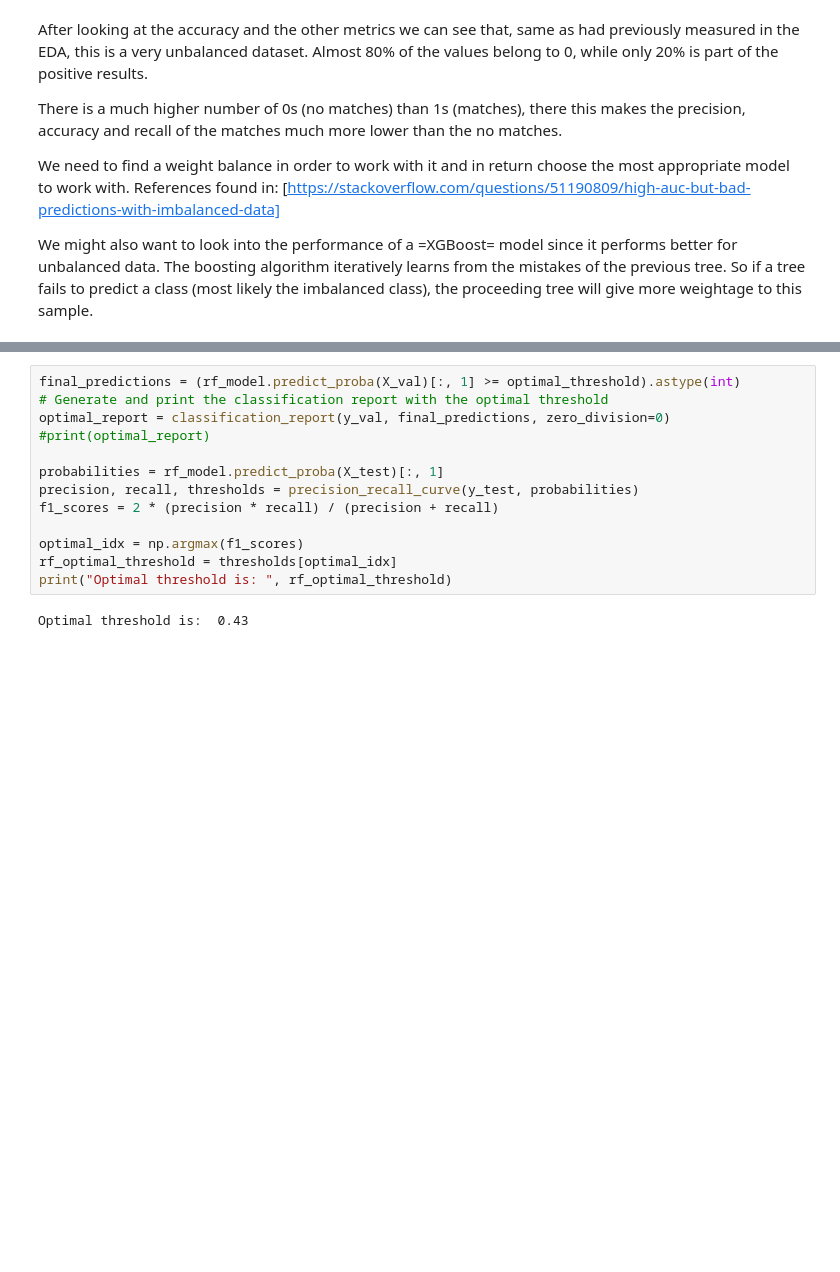
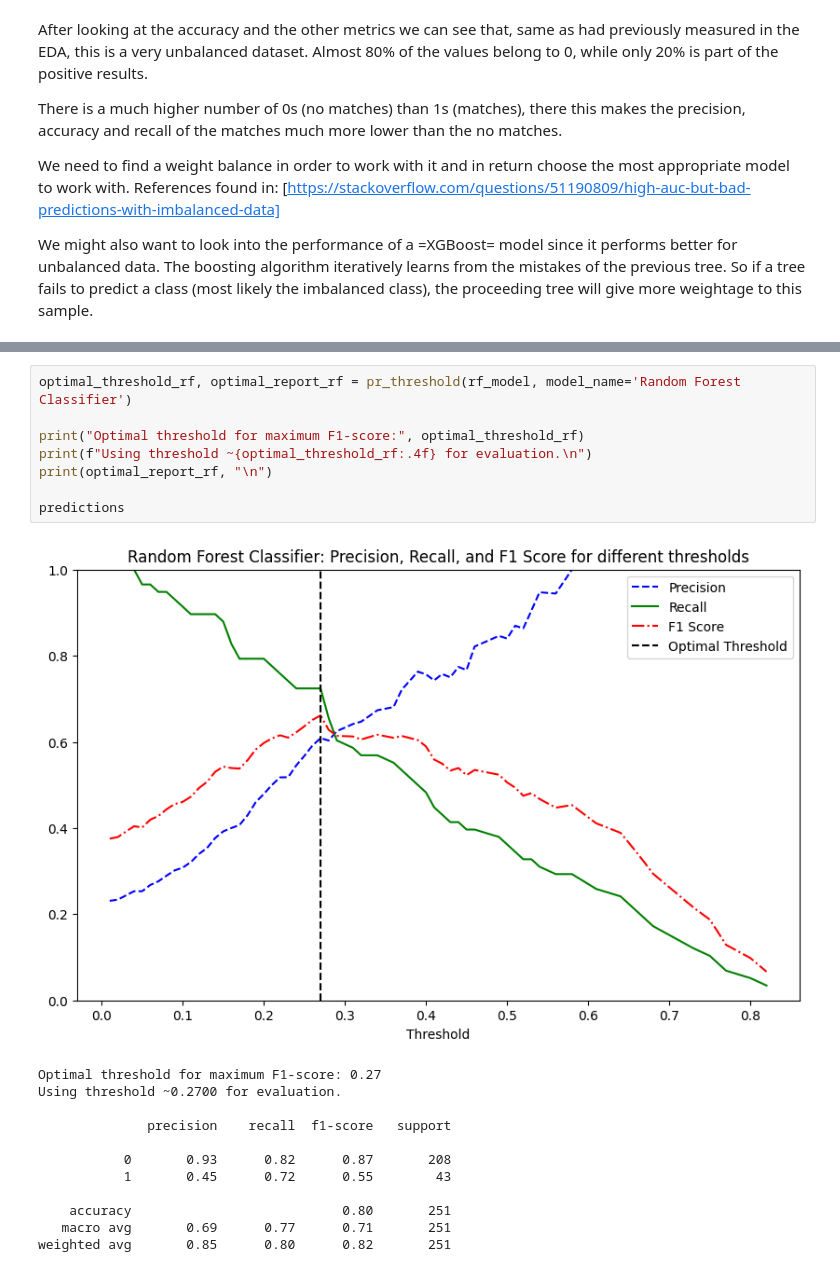
Before and after one commit to meralegre/capstone, a Jupyter notebook: modelling.ipynb, the cells around one changed output, grey strips where cells are left out. Drawn from its saved outputs; the diff is of its cells as text; blank space fills up the shorter version.

```diff
--- a/modelling.ipynb
+++ b/modelling.ipynb
@@ -209,16 +271,22 @@ Using threshold ~0.6100 for evaluation.
 # %%
-final_predictions = (rf_model.predict_proba(X_val)[:, 1] >= optimal_threshold).astype(int)
-# Generate and print the classification report with the optimal threshold
-optimal_report = classification_report(y_val, final_predictions, zero_division=0)
-#print(optimal_report)
+optimal_threshold_rf, optimal_report_rf = pr_threshold(rf_model, model_name='Random Forest Classifier')
 
-probabilities = rf_model.predict_proba(X_test)[:, 1]
-precision, recall, thresholds = precision_recall_curve(y_test, probabilities)
-f1_scores = 2 * (precision * recall) / (precision + recall)
+print("Optimal threshold for maximum F1-score:", optimal_threshold_rf)
+print(f"Using threshold ~{optimal_threshold_rf:.4f} for evaluation.\n")
+print(optimal_report_rf, "\n")
 
-optimal_idx = np.argmax(f1_scores)
-rf_optimal_threshold = thresholds[optimal_idx]
-print("Optimal threshold is: ", rf_optimal_threshold)
+predictions
 # %% [output]
+[figure, added]
-Optimal threshold is:  0.43
+Optimal threshold for maximum F1-score: 0.27
+Using threshold ~0.2700 for evaluation.
+
+              precision    recall  f1-score   support
+
+           0       0.93      0.82      0.87       208
+           1       0.45      0.72      0.55        43
+
+    accuracy                           0.80       251
+   macro avg       0.69      0.77      0.71       251
+weighted avg       0.85      0.80      0.82       251
 # %%
```
Also changed, not shown: parts of 16 cells of this notebook.
